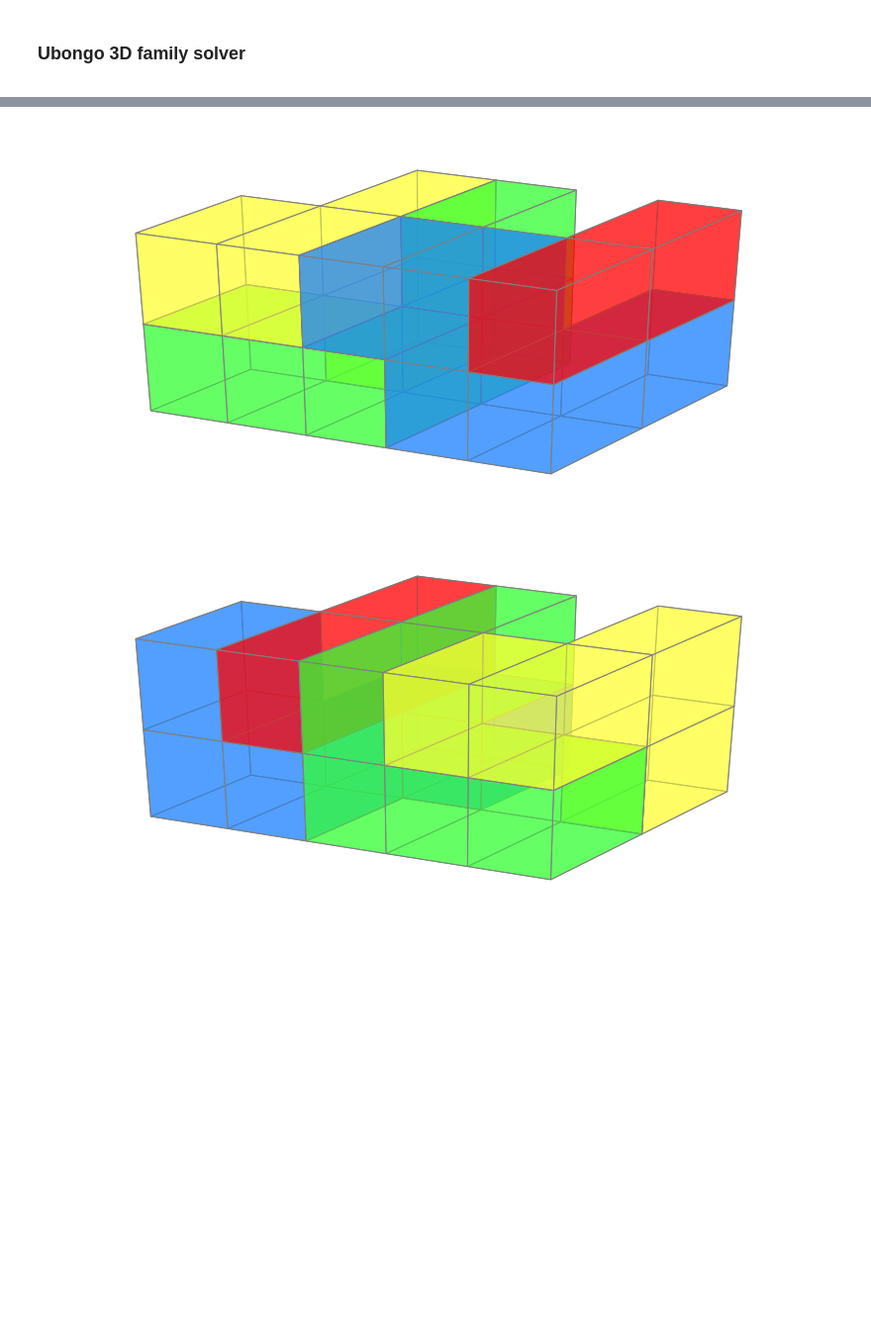
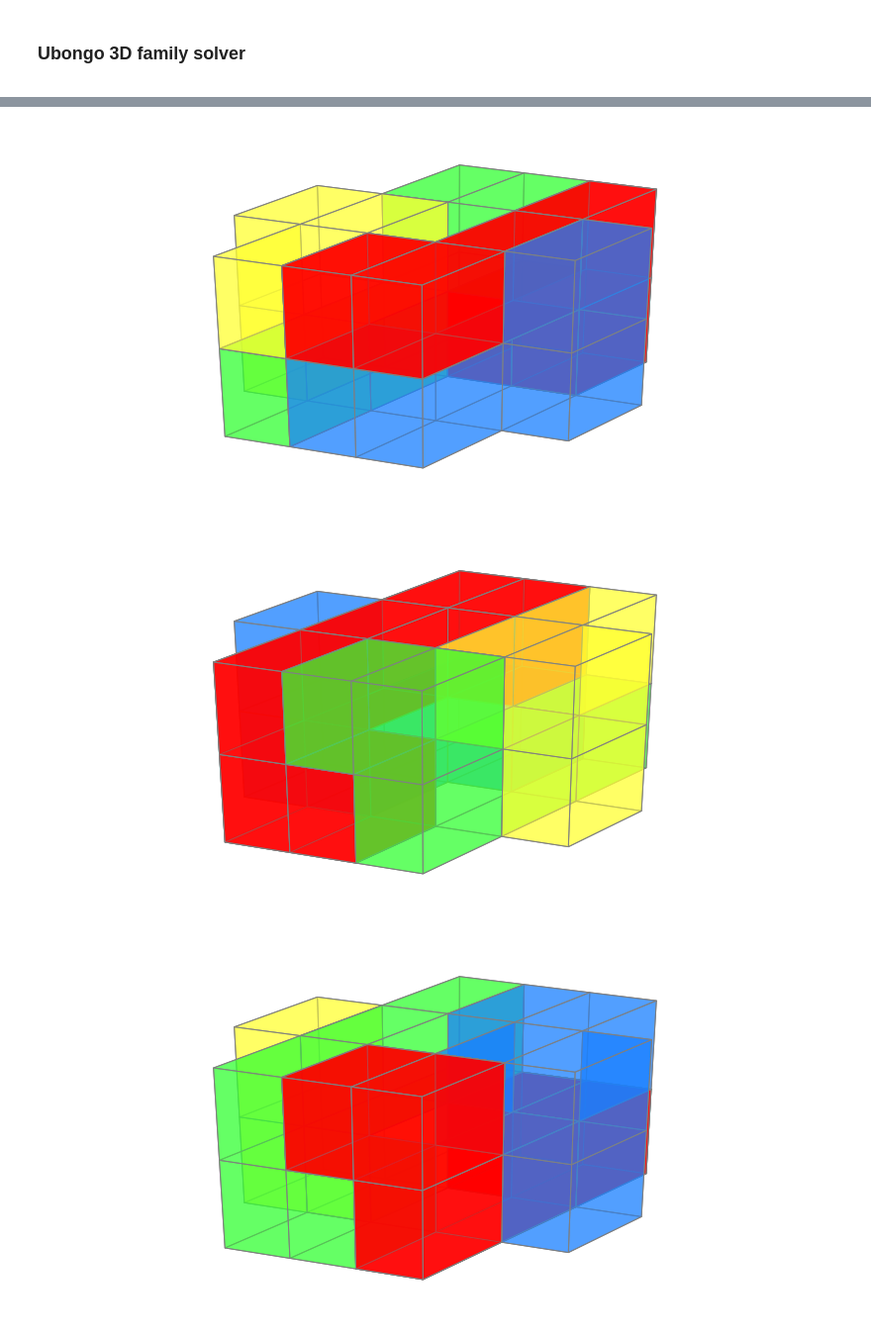
Before and after one commit to tootles564/ubongo3D, a Jupyter notebook: ubongo3d.ipynb, the cells around one changed output, grey strips where cells are left out. Shown at 99% size. Saved outputs shown, nothing was run; the diff lists cells and outputs as text; code cells hidden in the pictures; blank space fills up the shorter version.

Commit message:
Added custom puzzle examples

```diff
--- a/ubongo3d.ipynb
+++ b/ubongo3d.ipynb
@@ -510,8 +531,8 @@ for code, coordinate in piece_coordinates.items():
 ### Ubongo 3D family solver
 <a id='solver'></a>
 # %%
-target_puzzle = "4-24"
-target_pieces = ['b5', 'g5', 'r2', 'y4']
+target_puzzle = "eye"
+target_pieces = ['y4', 'g5', 'b5', 'r4', 'r2']
 
 solution_count, puzzle_solution = solve_puzzle(
     generate_basic_puzzle(puzzle_coordinates[target_puzzle], PUZZLE_HEIGHT),
@@ -524,2 +545,3 @@ plot_solutions(target_pieces, puzzle_solution, solution_count)
-[figure, old version]
+[figure, new version]
-[figure, old version]
+[figure, new version]
+[figure, added]
```
Also changed, not shown: parts of 6 cells of this notebook, 2 other files.
